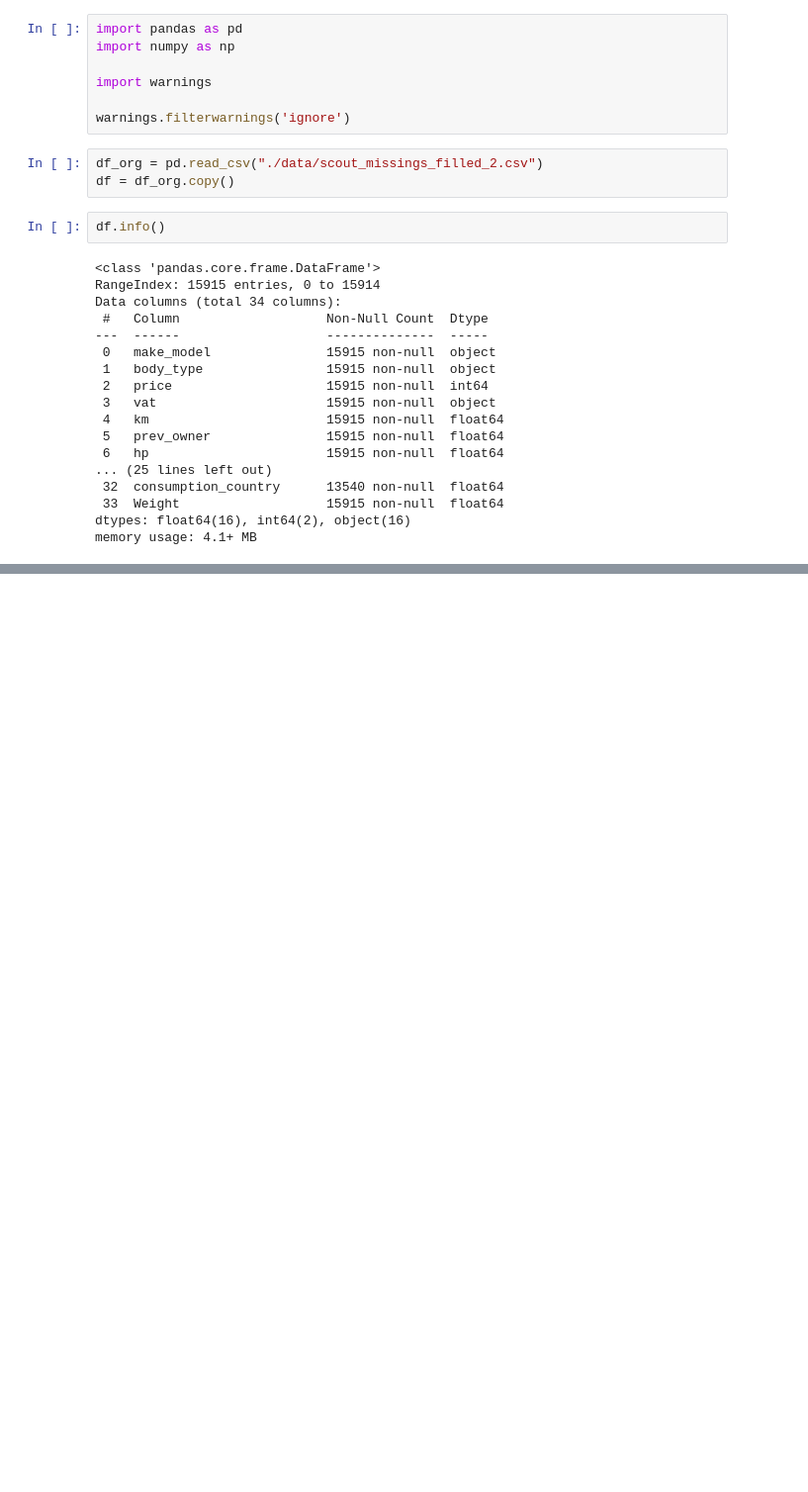
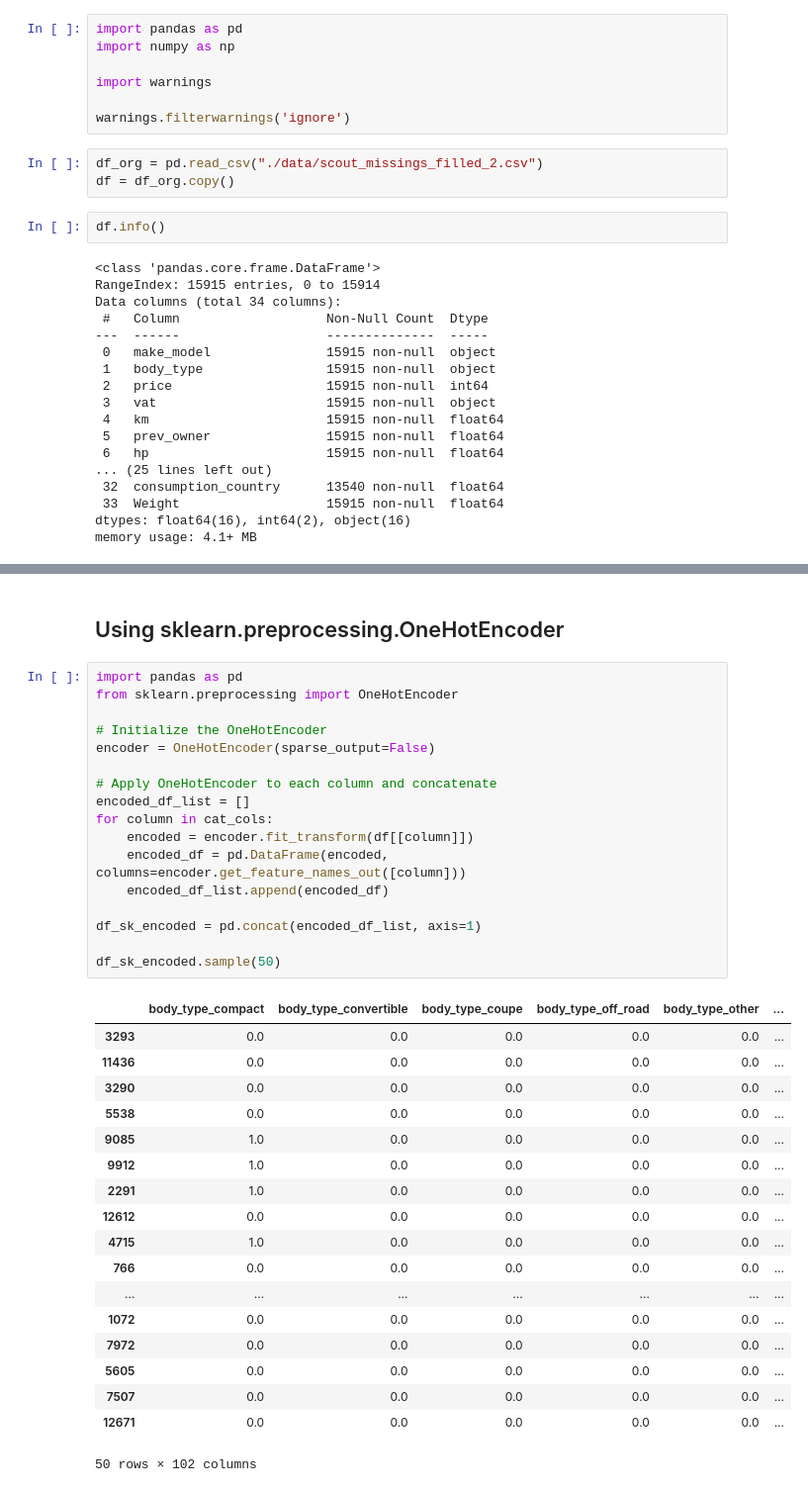
Before and after one commit to yuchild/magnimind_hw, a Jupyter notebook: scout_car_ohe.ipynb, the cells around one changed output, grey strips where cells are left out. Shown: that part at 99% size. Cells and saved outputs as stored; diff of their text form; blank space fills up the shorter version.

```diff
--- a/scout_car_ohe.ipynb
+++ b/scout_car_ohe.ipynb
@@ -50,0 +168,38 @@ Name: count, dtype: int64
+# %% [markdown]
+## Using sklearn.preprocessing.OneHotEncoder
+# %%
+import pandas as pd
+from sklearn.preprocessing import OneHotEncoder
+
+# Initialize the OneHotEncoder
+encoder = OneHotEncoder(sparse_output=False)
+
+# Apply OneHotEncoder to each column and concatenate
+encoded_df_list = []
+for column in cat_cols:
+    encoded = encoder.fit_transform(df[[column]])
+    encoded_df = pd.DataFrame(encoded, columns=encoder.get_feature_names_out([column]))
+    encoded_df_list.append(encoded_df)
+
+df_sk_encoded = pd.concat(encoded_df_list, axis=1)
+
+df_sk_encoded.sample(50)
+# %% [output]
+|  | body_type_compact | body_type_convertible | body_type_coupe | body_type_off_road | body_type_other | ... |
+| 3293 | 0.0 | 0.0 | 0.0 | 0.0 | 0.0 | ... |
+| 11436 | 0.0 | 0.0 | 0.0 | 0.0 | 0.0 | ... |
+| 3290 | 0.0 | 0.0 | 0.0 | 0.0 | 0.0 | ... |
+| 5538 | 0.0 | 0.0 | 0.0 | 0.0 | 0.0 | ... |
+| 9085 | 1.0 | 0.0 | 0.0 | 0.0 | 0.0 | ... |
+| 9912 | 1.0 | 0.0 | 0.0 | 0.0 | 0.0 | ... |
+| 2291 | 1.0 | 0.0 | 0.0 | 0.0 | 0.0 | ... |
+| 12612 | 0.0 | 0.0 | 0.0 | 0.0 | 0.0 | ... |
+| 4715 | 1.0 | 0.0 | 0.0 | 0.0 | 0.0 | ... |
+| 766 | 0.0 | 0.0 | 0.0 | 0.0 | 0.0 | ... |
+| ... | ... | ... | ... | ... | ... | ... |
+| 1072 | 0.0 | 0.0 | 0.0 | 0.0 | 0.0 | ... |
+| 7972 | 0.0 | 0.0 | 0.0 | 0.0 | 0.0 | ... |
+| 5605 | 0.0 | 0.0 | 0.0 | 0.0 | 0.0 | ... |
+| 7507 | 0.0 | 0.0 | 0.0 | 0.0 | 0.0 | ... |
+| 12671 | 0.0 | 0.0 | 0.0 | 0.0 | 0.0 | ... |
+50 rows × 102 columns
```
Also changed, not shown: parts of 10 cells of this notebook.
